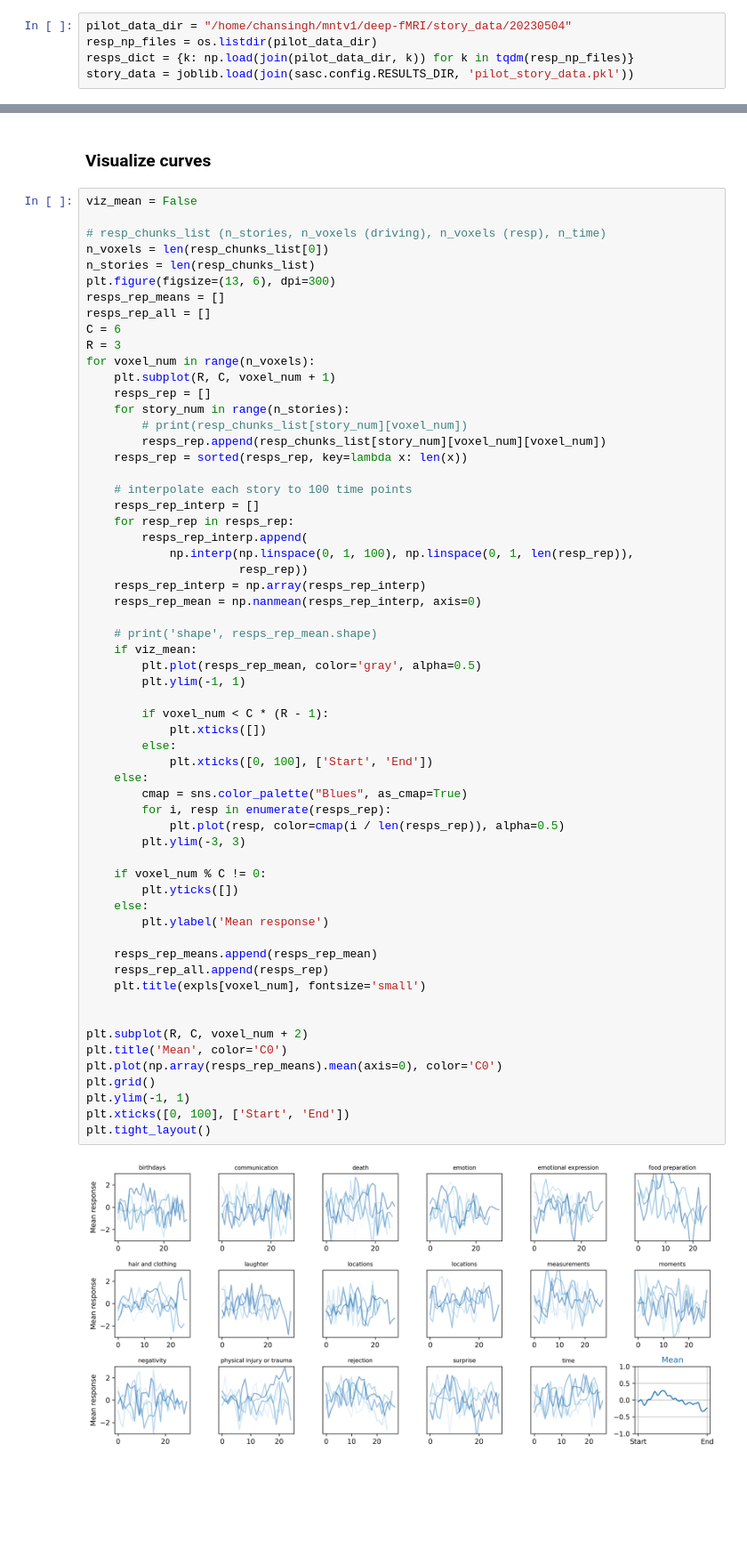
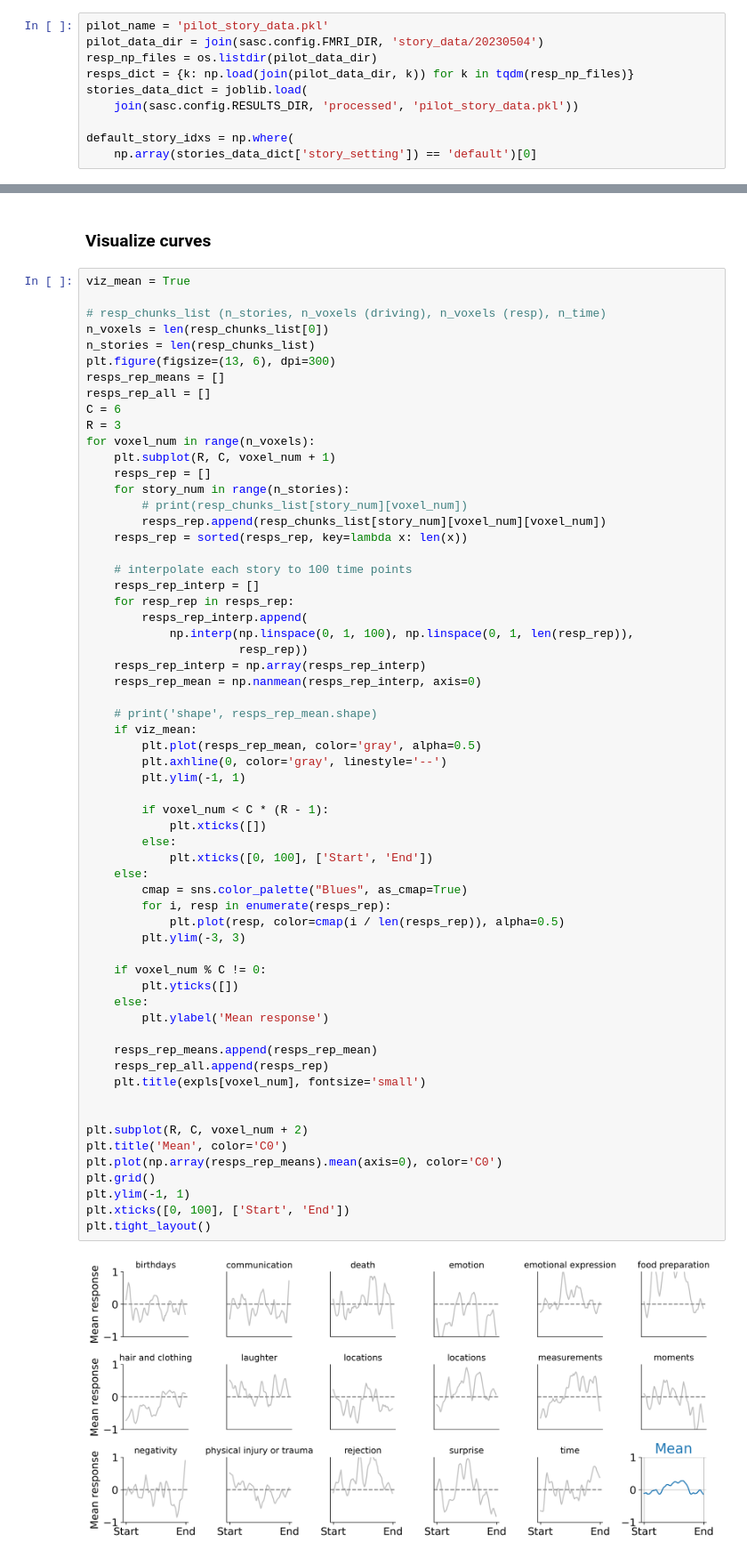
Before and after one commit to microsoft/automated-explanations, a Jupyter notebook: notebooks_stories/2_analyze_pilot/01_resp_avg_curves.ipynb, the cells around one changed output, grey strips where cells are left out. Shown at 89% size. Drawn from its saved outputs; the diff is of its cells as text; blank space fills up the shorter version.

```diff
--- a/notebooks_stories/2_analyze_pilot/01_resp_avg_curves.ipynb
+++ b/notebooks_stories/2_analyze_pilot/01_resp_avg_curves.ipynb
@@ -22,6 +25,11 @@ import sasc.analyze_helper
 # %%
-pilot_data_dir = "/home/chansingh/mntv1/deep-fMRI/story_data/20230504"
+pilot_name = 'pilot_story_data.pkl'
+pilot_data_dir = join(sasc.config.FMRI_DIR, 'story_data/20230504')
 resp_np_files = os.listdir(pilot_data_dir)
 resps_dict = {k: np.load(join(pilot_data_dir, k)) for k in tqdm(resp_np_files)}
-story_data = joblib.load(join(sasc.config.RESULTS_DIR, 'pilot_story_data.pkl'))
+stories_data_dict = joblib.load(
+    join(sasc.config.RESULTS_DIR, 'processed', 'pilot_story_data.pkl'))
+
+default_story_idxs = np.where(
+    np.array(stories_data_dict['story_setting']) == 'default')[0]
 # %%
@@ -51,7 +83,7 @@ expls = story_data["rows"][0].sort_values(by="expl")["expl"].values
 # %% [markdown]
 ### Visualize curves
 # %%
-viz_mean = False
+viz_mean = True
 
 # resp_chunks_list (n_stories, n_voxels (driving), n_voxels (resp), n_time)
 n_voxels = len(resp_chunks_list[0])
@@ -81,37 +113,38 @@ for voxel_num in range(n_voxels):
     # print('shape', resps_rep_mean.shape)
     if viz_mean:
         plt.plot(resps_rep_mean, color='gray', alpha=0.5)
+        plt.axhline(0, color='gray', linestyle='--')
         plt.ylim(-1, 1)
 
         if voxel_num < C * (R - 1):
             plt.xticks([])
         else:
             plt.xticks([0, 100], ['Start', 'End'])
     else:
         cmap = sns.color_palette("Blues", as_cmap=True)
         for i, resp in enumerate(resps_rep):
             plt.plot(resp, color=cmap(i / len(resps_rep)), alpha=0.5)
         plt.ylim(-3, 3)
 
     if voxel_num % C != 0:
         plt.yticks([])
     else:
         plt.ylabel('Mean response')
 
     resps_rep_means.append(resps_rep_mean)
     resps_rep_all.append(resps_rep)
     plt.title(expls[voxel_num], fontsize='small')
 
 
 plt.subplot(R, C, voxel_num + 2)
 plt.title('Mean', color='C0')
 plt.plot(np.array(resps_rep_means).mean(axis=0), color='C0')
 plt.grid()
 plt.ylim(-1, 1)
 plt.xticks([0, 100], ['Start', 'End'])
 plt.tight_layout()
 # %% [output]
-[figure, old version]
+[figure, new version]
 # %%
 resps_list = sum(resps_rep_all, [])
 lens = np.array([len(x) for x in resps_list])
```
Also changed, not shown: parts of 11 cells of this notebook, 1 other file.
